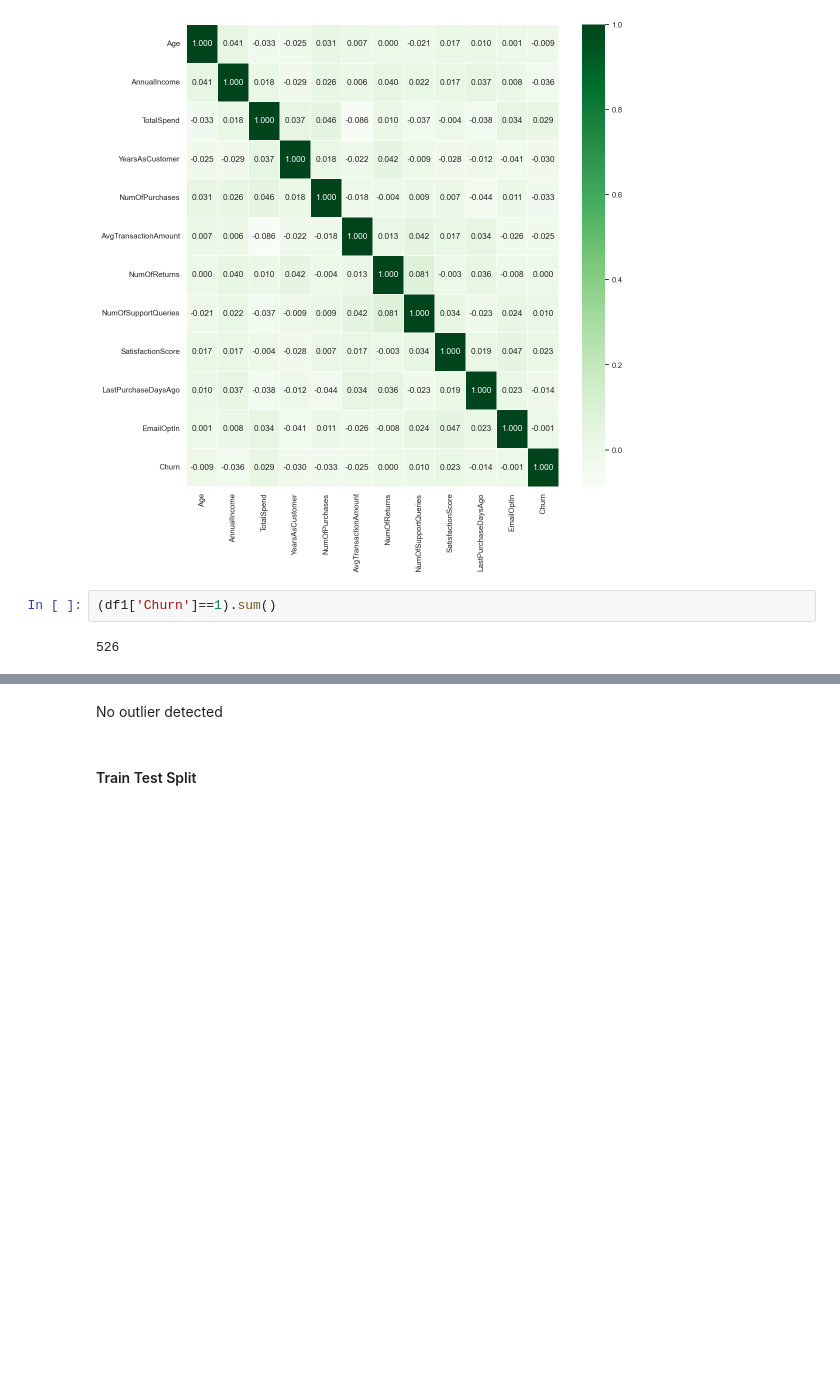
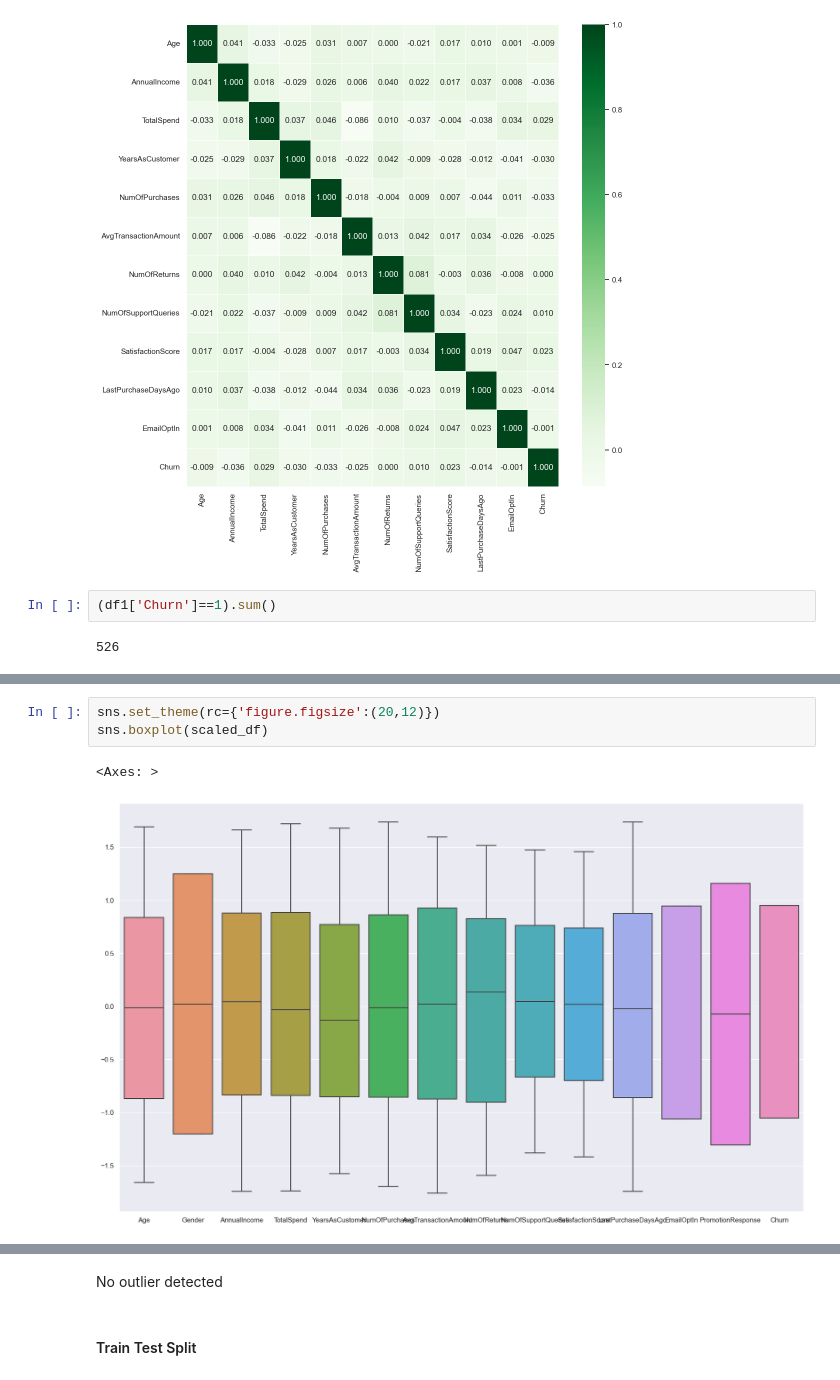
Before and after one commit to AnkanKar-Zargon/DMML, a Jupyter notebook: Assignment 1/CustomerChurn.ipynb, the cells around one changed output, grey strips where cells are left out. Saved outputs shown, nothing was run; the diff lists cells and outputs as text; blank space fills up the shorter version.

```diff
--- a/Assignment 1/Churn.ipynb
+++ b/Assignment 1/CustomerChurn.ipynb
@@ -201,0 +202,6 @@ scaled_df
+# %%
+sns.set_theme(rc={'figure.figsize':(20,12)})
+sns.boxplot(scaled_df)
+# %% [output]
+<Axes: >
+[figure, added]
```
Also changed, not shown: parts of 8 cells of this notebook, 2 other files.
